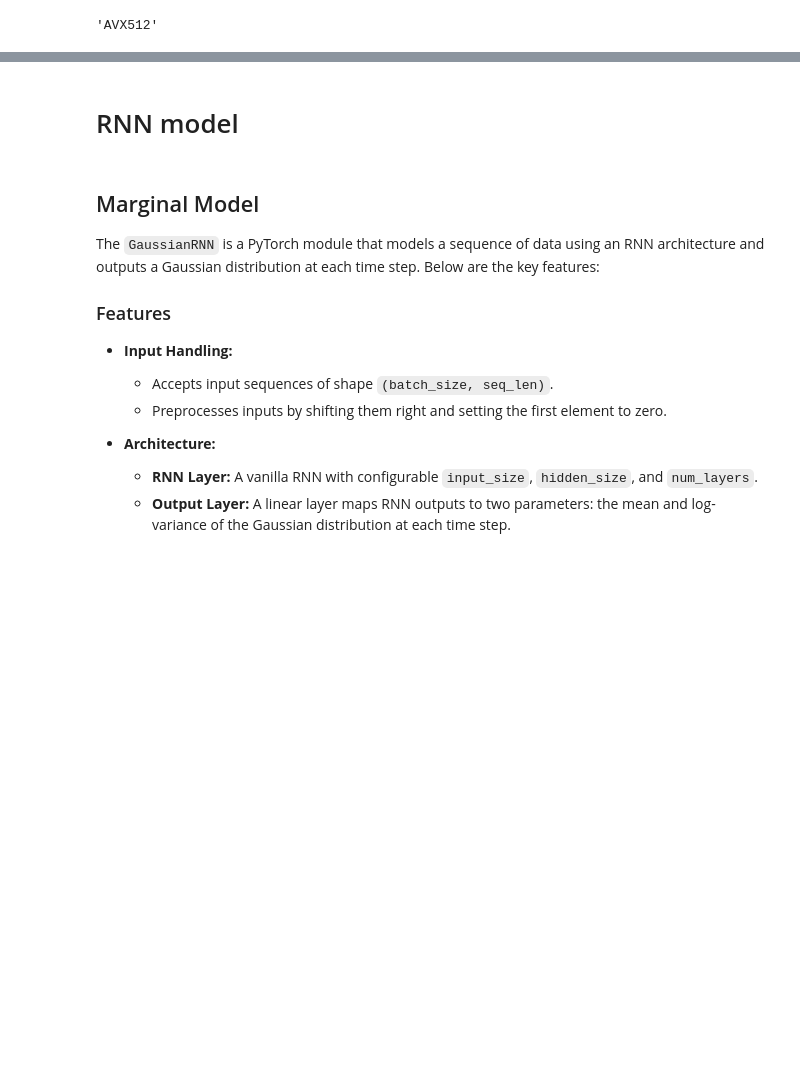
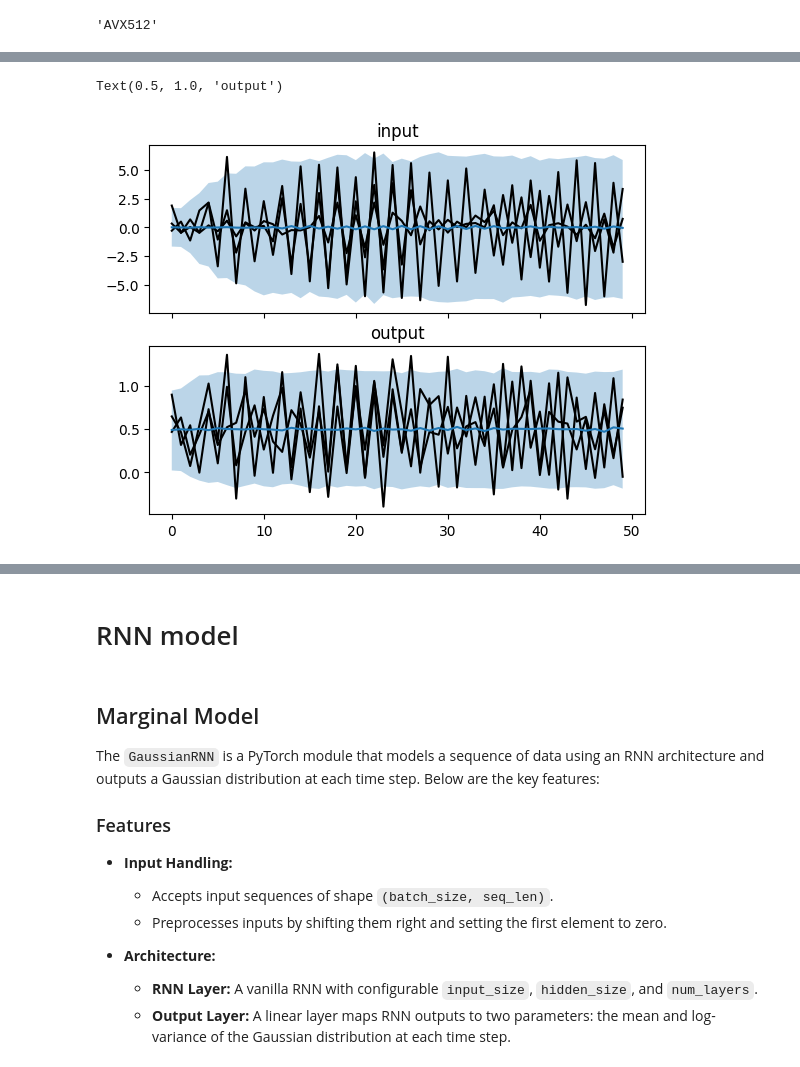
Before and after one commit to manuel-rhdt/ml-pws, a Jupyter notebook: notebooks/05_channel_capacity.ipynb, the cells around one changed output, grey strips where cells are left out. Saved outputs shown, nothing was run; the diff lists cells and outputs as text; code cells hidden in the pictures; blank space fills up the shorter version.

```diff
--- a/notebooks/05_channel_capacity.ipynb
+++ b/notebooks/05_channel_capacity.ipynb
@@ -53,3 +52,16 @@ Text(0.5, 0, 'lag')
+# %%
+fig, (ax1, ax2) = plt.subplots(2, 1, sharex=True)
+ax1.plot(s_trajs[:3].T, color='black')
+ax2.plot(x_trajs[:3].T, color='black')
+ax1.fill_between(np.arange(s_trajs.shape[1]), *np.quantile(s_trajs, np.array([0.05, 0.95]), axis=0), alpha=0.3)
+ax1.plot(s_trajs.mean(0))
+ax2.fill_between(np.arange(x_trajs.shape[1]), *np.quantile(x_trajs, np.array([0.05, 0.95]), axis=0), alpha=0.3)
+ax2.plot(x_trajs.mean(0))
+ax1.set_title('input')
+ax2.set_title('output')
+# %% [output]
+Text(0.5, 1.0, 'output')
+[figure, added]
 # %%
 plt.hist(x_trajs.reshape(-1), bins='auto');
 # %% [output]
```
Also changed, not shown: parts of 23 cells of this notebook, 11 other files.
